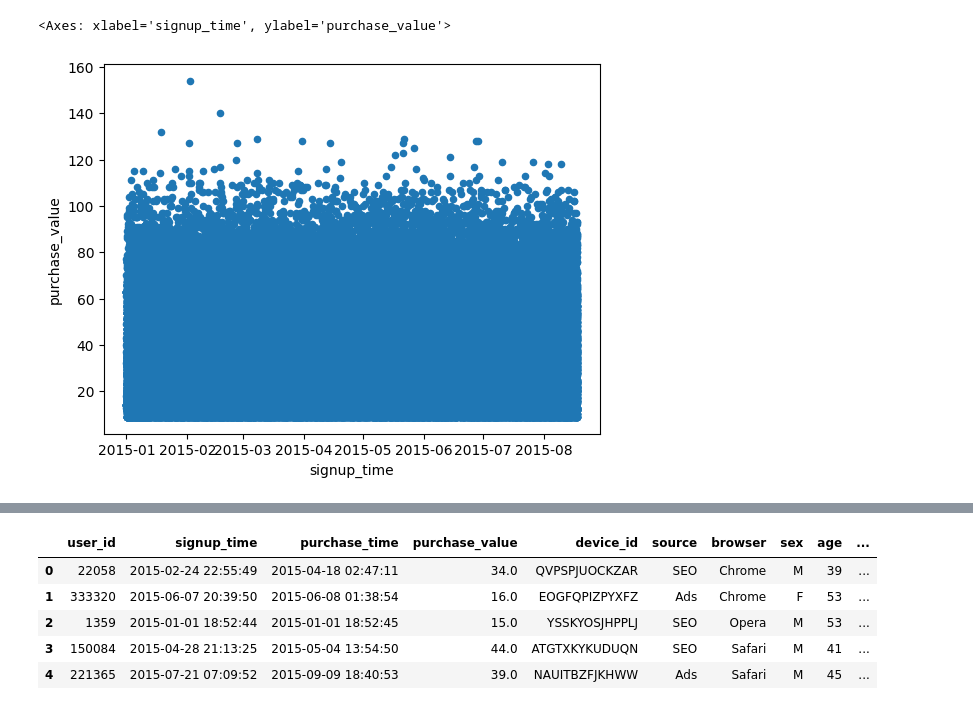
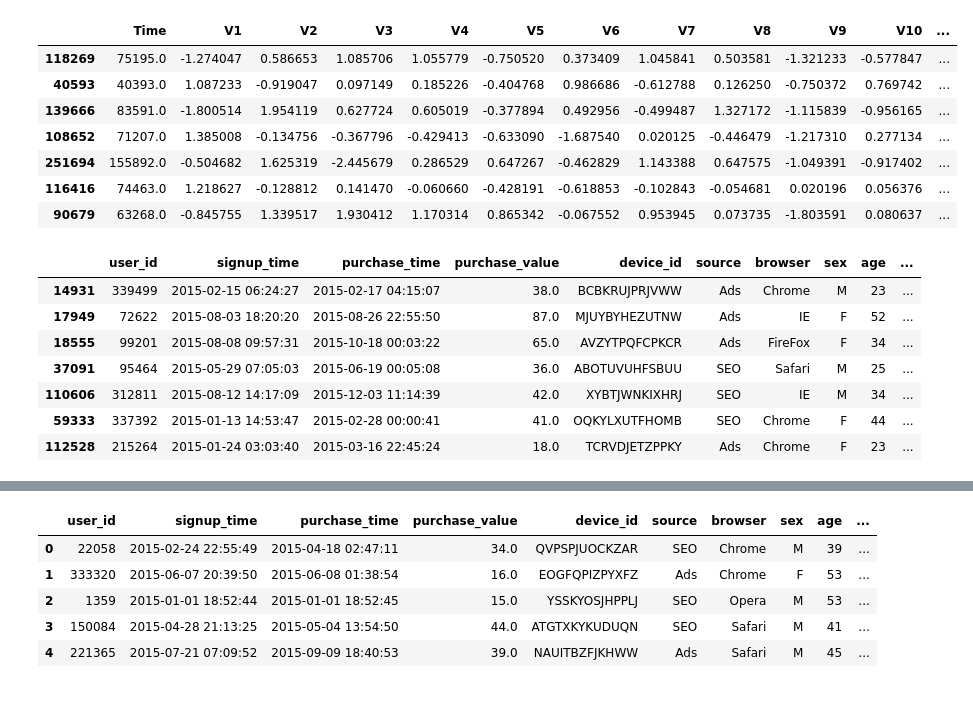
Before and after one commit to Ephrem0001/Fraud-Detection-for-E-Commerce-and-Banking-Transactions---AI-Solutions, a Jupyter notebook: notebooks/EDA.ipynb, the cells around one changed output, grey strips where cells are left out. Saved outputs shown, nothing was run; the diff lists cells and outputs as text; code cells hidden in the pictures.

```diff
--- a/notebooks/EDA.ipynb
+++ b/notebooks/EDA.ipynb
@@ -6,6 +6,6 @@ import matplotlib.pyplot as plt
 from sklearn.preprocessing import StandardScaler
 pd.set_option('display.max_columns', None)
 # %%
-creditcard_data = pd.read_csv(r"C:\Users\ephre\Documents\Fraud-Detection-for-E-Commerce-and-Banking-Transactions---AI-Solutions\Data\creditcard.csv")
-fraud_data = pd.read_csv(r"C:\Users\ephre\Documents\Fraud-Detection-for-E-Commerce-and-Banking-Transactions---AI-Solutions\Data\Fraud_Data.csv")
-ip_to_country = pd.read_csv(r"C:\Users\ephre\Documents\Fraud-Detection-for-E-Commerce-and-Banking-Transactions---AI-Solutions\Data\IpAddress_to_Country (1).csv")
+creditcard_data = pd.read_csv(r"C:\Users\ephre\Documents\Fraud-Detection-for-E-Commerce-and-Banking-Transactions---AI-Solutions\Data\Cleaned_Data\Creditcard_cleaned_Data.csv")
+fraud_data = pd.read_csv(r"C:\Users\ephre\Documents\Fraud-Detection-for-E-Commerce-and-Banking-Transactions---AI-Solutions\Data\Cleaned_Data\fraud_cleaned_Data.csv")
+ip_to_country = pd.read_csv(r"C:\Users\ephre\Documents\Fraud-Detection-for-E-Commerce-and-Banking-Transactions---AI-Solutions\Data\Cleaned_Data\ip_to_country_cleaned_Data.csv")
@@ -115,5 +11,0 @@ print(ip_to_country.isnull().sum().sum())
-# %%
-# Remove duplicates
-fraud_data.drop_duplicates(inplace=True)
-creditcard_data.drop_duplicates(inplace=True)
-ip_to_country.drop_duplicates(inplace=True)
@@ -141,5 +12,22 @@ fraud_data.plot.scatter(x='purchase_time', y='purchase_value')
-# %%
-fraud_data.plot.scatter(x='signup_time', y='purchase_value')
-# %% [output]
-<Axes: xlabel='signup_time', ylabel='purchase_value'>
-[figure, removed]
+# %%
+creditcard_data.sample(7)
+# %% [output]
+|  | Time | V1 | V2 | V3 | V4 | V5 | V6 | V7 | V8 | V9 | V10 | ... |
+| 118269 | 75195.0 | -1.274047 | 0.586653 | 1.085706 | 1.055779 | -0.750520 | 0.373409 | 1.045841 | 0.503581 | -1.321233 | -0.577847 | ... |
+| 40593 | 40393.0 | 1.087233 | -0.919047 | 0.097149 | 0.185226 | -0.404768 | 0.986686 | -0.612788 | 0.126250 | -0.750372 | 0.769742 | ... |
+| 139666 | 83591.0 | -1.800514 | 1.954119 | 0.627724 | 0.605019 | -0.377894 | 0.492956 | -0.499487 | 1.327172 | -1.115839 | -0.956165 | ... |
+| 108652 | 71207.0 | 1.385008 | -0.134756 | -0.367796 | -0.429413 | -0.633090 | -1.687540 | 0.020125 | -0.446479 | -1.217310 | 0.277134 | ... |
+| 251694 | 155892.0 | -0.504682 | 1.625319 | -2.445679 | 0.286529 | 0.647267 | -0.462829 | 1.143388 | 0.647575 | -1.049391 | -0.917402 | ... |
+| 116416 | 74463.0 | 1.218627 | -0.128812 | 0.141470 | -0.060660 | -0.428191 | -0.618853 | -0.102843 | -0.054681 | 0.020196 | 0.056376 | ... |
+| 90679 | 63268.0 | -0.845755 | 1.339517 | 1.930412 | 1.170314 | 0.865342 | -0.067552 | 0.953945 | 0.073735 | -1.803591 | 0.080637 | ... |
+# %%
+fraud_data.sample(7)
+# %% [output]
+|  | user_id | signup_time | purchase_time | purchase_value | device_id | source | browser | sex | age | ... |
+| 14931 | 339499 | 2015-02-15 06:24:27 | 2015-02-17 04:15:07 | 38.0 | BCBKRUJPRJVWW | Ads | Chrome | M | 23 | ... |
+| 17949 | 72622 | 2015-08-03 18:20:20 | 2015-08-26 22:55:50 | 87.0 | MJUYBYHEZUTNW | Ads | IE | F | 52 | ... |
+| 18555 | 99201 | 2015-08-08 09:57:31 | 2015-10-18 00:03:22 | 65.0 | AVZYTPQFCPKCR | Ads | FireFox | F | 34 | ... |
+| 37091 | 95464 | 2015-05-29 07:05:03 | 2015-06-19 00:05:08 | 36.0 | ABOTUVUHFSBUU | SEO | Safari | M | 25 | ... |
+| 110606 | 312811 | 2015-08-12 14:17:09 | 2015-12-03 11:14:39 | 42.0 | XYBTJWNKIXHRJ | SEO | IE | M | 34 | ... |
+| 59333 | 337392 | 2015-01-13 14:53:47 | 2015-02-28 00:00:41 | 41.0 | OQKYLXUTFHOMB | SEO | Chrome | F | 44 | ... |
+| 112528 | 215264 | 2015-01-24 03:03:40 | 2015-03-16 22:45:24 | 18.0 | TCRVDJETZPPKY | Ads | Chrome | F | 23 | ... |
```
Also changed, not shown: parts of 39 cells of this notebook.
